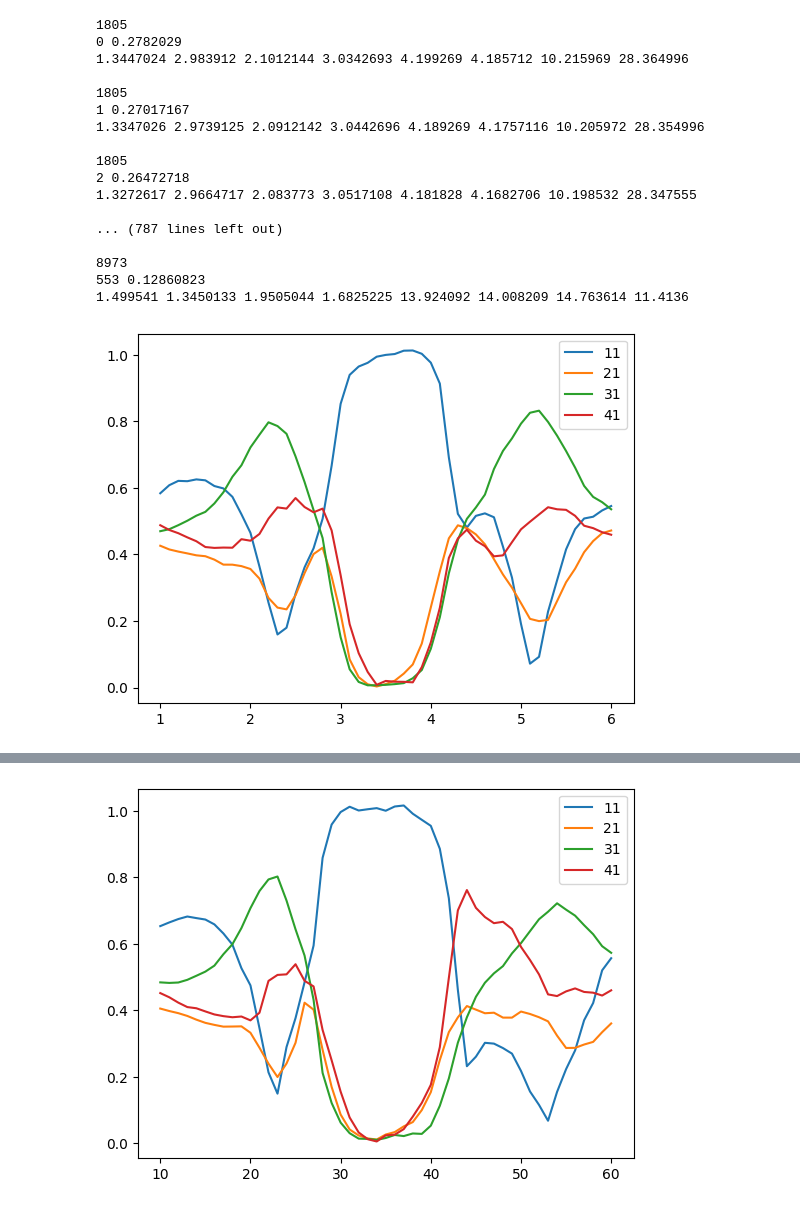
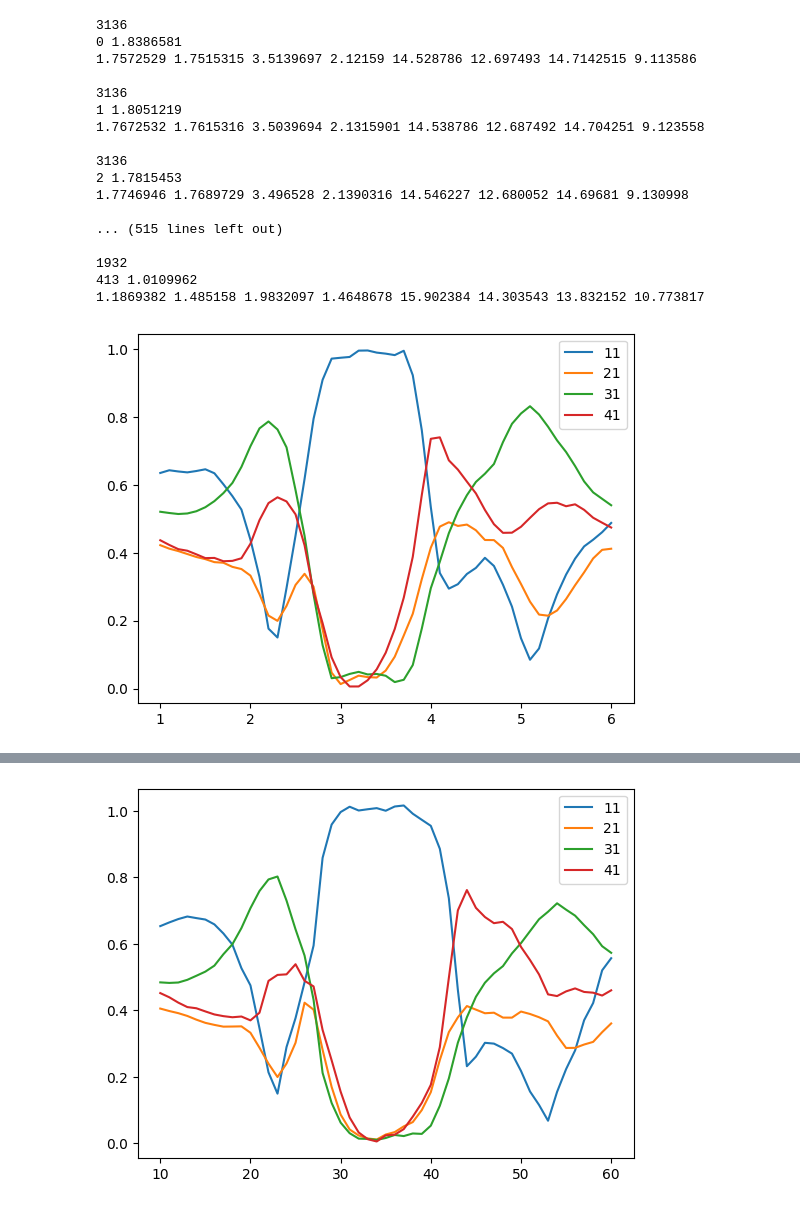
Before and after one commit to Leon-Qiao/RetroFL, a Jupyter notebook: DualBand/myInverse-dual.ipynb, the cells around one changed output, grey strips where cells are left out. Saved outputs shown, nothing was run; the diff lists cells and outputs as text; code cells hidden in the pictures.

```diff
--- a/DualBand/myInverse-dual.ipynb
+++ b/DualBand/myInverse-dual.ipynb
@@ -55,10 +47,9 @@ learning_rate = 0.001
 # %%
 model = MLP()
 optimizer = tf.keras.optimizers.Adam(learning_rate=learning_rate)
-data_loader = DataLoader()
 # X_vali, y_vali = data_loader.get_batch(mode='validate')
 GT_struct = tf.constant([1.63247, 1.84619, 2.01675, 1.66595, 14.7001, 13.5447, 14.653, 11.2898])
-S_t, f_t = tf.tile([GT_struct], [10, 1]), tf.constant([[2.0], [2.1], [2.2], [2.3], [2.4], [5.0], [5.1], [5.2], [5.3], [5.4]])
+GT_X = tf.concat([tf.constant([[2.0], [2.1], [2.2], [2.3], [2.4], [5.0], [5.1], [5.2], [5.3], [5.4]]), tf.repeat([GT_struct], 10, axis=0)], axis=1)
 GT_S = tf.constant([[0.12,0.394,-0.196,-0.27,-0.733,-0.071,-0.179,-0.36],
 [0.191,0.22,-0.21,-0.21,-0.764,0.16,-0.24,-0.374],
 [0.163,0.008,-0.185,-0.16,-0.681,0.422,-0.344,-0.362],
@@ -140,11 +134,17 @@ def dgn_obj(s_para, dis = False):
     E = tf.square(s_para)
     E31 = E[:,4] + E[:,5]
     E41 = E[:,6] + E[:,7]
-    # l1 = tf.square(E31 - 0.691)
-    # l2 = tf.square(E41 - 0.295)
-    l1 = tf.square(E31 - 0.681)
-    l2 = tf.square(E41 - 0.285)
+    mag31 = tf.sqrt(E31)
+    mag41 = tf.sqrt(E41)
+    # l1 = tf.square(E31 - 0.7)
+    # l2 = tf.square(E41 - 0.3)
+    # l1 = tf.square(E31 - 0.681)
+    # l2 = tf.square(E41 - 0.285)
+    l1 = tf.abs(mag31 - 0.837)
+    l2 = tf.abs(mag41 - 0.548)
     if dis == True:
+        print(mag31.numpy())
+        print(mag41.numpy())
         print("l1", l1.numpy()[0])
         print("l2", l2.numpy()[0])
     return l1 + l2
@@ -152,7 +152,7 @@ def loss_func(s1, s2, s3, s4, s5, dis = False):
     var = tf.reduce_sum(tf.nn.moments(tf.stack([s1, s2, s3, s4, s5], axis=1), [1])[1][:, 4: 8], axis=-1)
     if dis == True:
         print("var", var.numpy()[0])
-    return var * 0.2 + dgn_obj(s1, dis) + dgn_obj(s2, dis) + dgn_obj(s3, dis) + dgn_obj(s4, dis) + dgn_obj(s5, dis)
+    return dgn_obj(s1, dis) + dgn_obj(s2, dis) + dgn_obj(s3, dis) + dgn_obj(s4, dis) + dgn_obj(s5, dis)
 # %%
 # def dgn_obj(s_para, dis = False):
 #     E = tf.square(s_para)
@@ -183,8 +183,8 @@ num_node_epochs = 1000
 # %%
 opt = tf.keras.optimizers.legacy.Adam(learning_rate=0.01)
 
-mmin = np.min(data_loader.X[: , 1: ], axis=0)
-mmax = np.max(data_loader.X[: , 1: ], axis=0)
+mmin = np.min(full_X[: , 1: ], axis=0)
+mmax = np.max(full_X[: , 1: ], axis=0)
 
 # structure.append(tf.Variable(np.random.uniform(0, 1, (num_nodes, 10)), dtype=tf.float32))
 structure = tf.Variable(np.random.uniform(mmin, mmax, (num_nodes, 8)), dtype=tf.float32)
@@ -221,17 +221,17 @@ def check(structure):
 for i in range(num_node_epochs):
     with tf.GradientTape(watch_accessed_variables=False) as tape:
         tape.watch(structure)
-        y_pred20 = model(structure, freq20)
-        y_pred21 = model(structure, freq21)
-        y_pred22 = model(structure, freq22)
-        y_pred23 = model(structure, freq23)
-        y_pred24 = model(structure, freq24)
+        y_pred20 = model(tf.concat([freq20, structure], axis = 1))
+        y_pred21 = model(tf.concat([freq21, structure], axis = 1))
+        y_pred22 = model(tf.concat([freq22, structure], axis = 1))
+        y_pred23 = model(tf.concat([freq23, structure], axis = 1))
+        y_pred24 = model(tf.concat([freq24, structure], axis = 1))
 
-        y_pred50 = model(structure, freq50)
-        y_pred51 = model(structure, freq51)
-        y_pred52 = model(structure, freq52)
-        y_pred53 = model(structure, freq53)
-        y_pred54 = model(structure, freq54)
+        y_pred50 = model(tf.concat([freq50, structure], axis = 1))
+        y_pred51 = model(tf.concat([freq51, structure], axis = 1))
+        y_pred52 = model(tf.concat([freq52, structure], axis = 1))
+        y_pred53 = model(tf.concat([freq53, structure], axis = 1))
+        y_pred54 = model(tf.concat([freq54, structure], axis = 1))
 
         loss = loss_func(y_pred20, y_pred21, y_pred22, y_pred23, y_pred24) + loss_func(y_pred50, y_pred51, y_pred52, y_pred53, y_pred54)
     minLoss = tf.reduce_min(loss).numpy()
@@ -249,41 +249,41 @@ for i in range(num_node_epochs):
         print(" ".join(map(str, bestStructure)))
         print()
 # %% [output]
-1805
-0 0.2782029
-1.3447024 2.983912 2.1012144 3.0342693 4.199269 4.185712 10.215969 28.364996
+3136
+0 1.8386581
+1.7572529 1.7515315 3.5139697 2.12159 14.528786 12.697493 14.7142515 9.113586
 
-1805
-1 0.27017167
-1.3347026 2.9739125 2.0912142 3.0442696 4.189269 4.1757116 10.205972 28.354996
+3136
+1 1.8051219
+1.7672532 1.7615316 3.5039694 2.1315901 14.538786 12.687492 14.704251 9.123558
 
-1805
-2 0.26472718
-1.3272617 2.9664717 2.083773 3.0517108 4.181828 4.1682706 10.198532 28.347555
+3136
+2 1.7815453
+1.7746946 1.7689729 3.496528 2.1390316 14.546227 12.680052 14.69681 9.130998
 
-... (787 lines left out)
+... (515 lines left out)
 
-8973
-553 0.12860823
-1.499541 1.3450133 1.9505044 1.6825225 13.924092 14.008209 14.763614 11.4136
+1932
+413 1.0109962
+1.1869382 1.485158 1.9832097 1.4648678 15.902384 14.303543 13.832152 10.773817
 # %%
 fig_freq = tf.linspace(1.0, 6.0, 51)
 fig_x = tf.concat([tf.reshape(fig_freq, (-1, 1)), tf.tile([bestStructure], [51, 1])], axis=-1)
-fig_y = model(fig_x[:,1:], fig_x[:,:1])
+fig_y = model(fig_x)
 E = tf.square(fig_y)
 M11 = tf.sqrt(E[:,0] + E[:,1])
 M21 = tf.sqrt(E[:,2] + E[:,3])
 M31 = tf.sqrt(E[:,4] + E[:,5])
 M41 = tf.sqrt(E[:,6] + E[:,7])
 plt.figure()
 plt.plot(fig_freq, M11, label='11')
 plt.plot(fig_freq, M21, label='21')
 plt.plot(fig_freq, M31, label='31')
 plt.plot(fig_freq, M41, label='41')
 plt.legend()
 plt.show()
 # %% [output]
-[figure, old version]
+[figure, new version]
 # %%
 # S4P
 l = fig_y.numpy().tolist()
```
Also changed, not shown: parts of 12 cells of this notebook, 28 other files.
